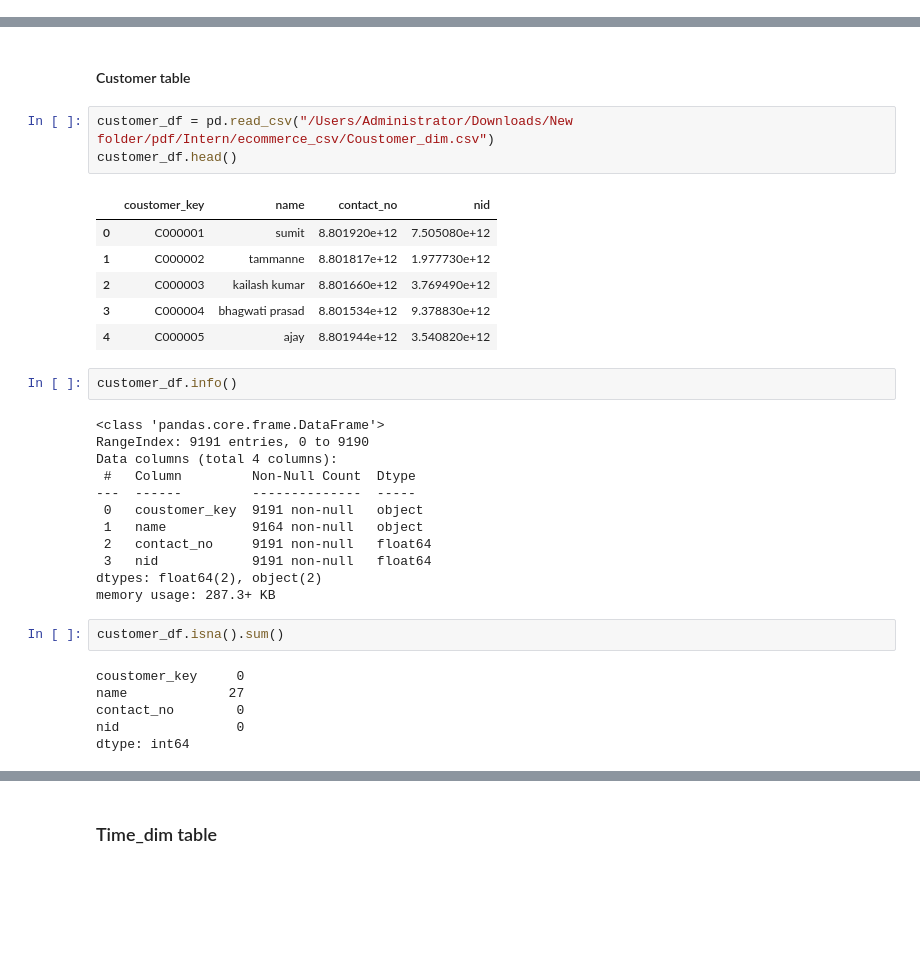
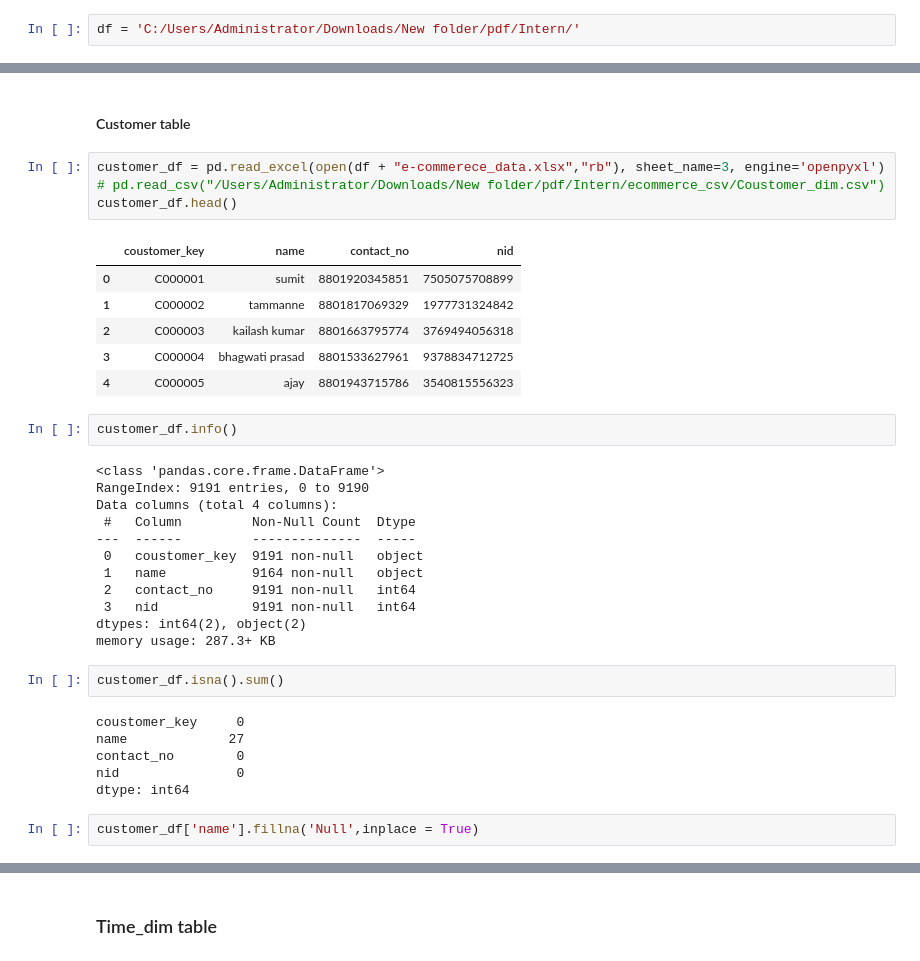
Before and after one commit to SadiaAlamChy/HDA-Tech-Learning, a Jupyter notebook: notebook/dataload/Practice.ipynb, the cells around one changed output, grey strips where cells are left out. Cells and saved outputs as stored; diff of their text form; blank space fills up the shorter version.

```diff
--- a/notebook/dataload/Practice.ipynb
+++ b/notebook/dataload/Practice.ipynb
@@ -23,5 +23,7 @@ import psycopg2
 # df = "/Users/Administrator/Downloads/New folder/pdf/Intern/ecommerce_csv"
 # %% [markdown]
 #### Reading trans_dim from csv file
+# %%
+df = 'C:/Users/Administrator/Downloads/New folder/pdf/Intern/'
 # %%
 
@@ -106,15 +132,16 @@ dtype: bool
 # %% [markdown]
 #### Customer table
 # %%
-customer_df = pd.read_csv("/Users/Administrator/Downloads/New folder/pdf/Intern/ecommerce_csv/Coustomer_dim.csv")
+customer_df = pd.read_excel(open(df + "e-commerece_data.xlsx","rb"), sheet_name=3, engine='openpyxl')
+# pd.read_csv("/Users/Administrator/Downloads/New folder/pdf/Intern/ecommerce_csv/Coustomer_dim.csv")
 customer_df.head()
 # %% [output]
 |  | coustomer_key | name | contact_no | nid |
-| 0 | C000001 | sumit | 8.801920e+12 | 7.505080e+12 |
-| 1 | C000002 | tammanne | 8.801817e+12 | 1.977730e+12 |
-| 2 | C000003 | kailash kumar | 8.801660e+12 | 3.769490e+12 |
-| 3 | C000004 | bhagwati prasad | 8.801534e+12 | 9.378830e+12 |
-| 4 | C000005 | ajay | 8.801944e+12 | 3.540820e+12 |
+| 0 | C000001 | sumit | 8801920345851 | 7505075708899 |
+| 1 | C000002 | tammanne | 8801817069329 | 1977731324842 |
+| 2 | C000003 | kailash kumar | 8801663795774 | 3769494056318 |
+| 3 | C000004 | bhagwati prasad | 8801533627961 | 9378834712725 |
+| 4 | C000005 | ajay | 8801943715786 | 3540815556323 |
 # %%
 customer_df.info()
 # %% [output]
@@ -125,9 +152,9 @@ Data columns (total 4 columns):
 ---  ------         --------------  -----
  0   coustomer_key  9191 non-null   object
  1   name           9164 non-null   object
- 2   contact_no     9191 non-null   float64
- 3   nid            9191 non-null   float64
-dtypes: float64(2), object(2)
+ 2   contact_no     9191 non-null   int64
+ 3   nid            9191 non-null   int64
+dtypes: int64(2), object(2)
 memory usage: 287.3+ KB
 # %%
 customer_df.isna().sum()
@@ -137,3 +164,5 @@ name             27
 contact_no        0
 nid               0
 dtype: int64
+# %%
+customer_df['name'].fillna('Null',inplace = True)
```
Also changed, not shown: parts of 16 cells of this notebook, 2 other files.
